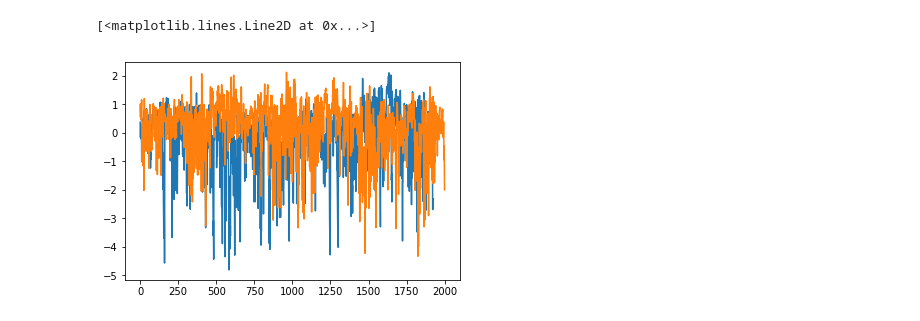
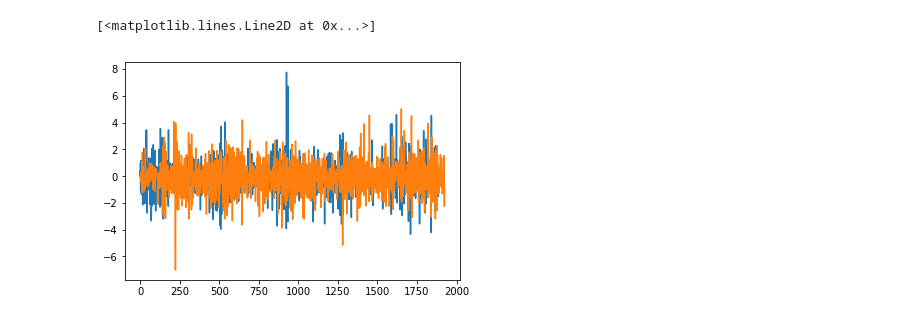
Before and after one commit to linytsysu/zhengqi, a Jupyter notebook: src/trial.ipynb, the cells around one changed output. Saved outputs shown, nothing was run; the diff lists cells and outputs as text; code cells hidden in the pictures.

```diff
--- a/src/trial.ipynb
+++ b/src/trial.ipynb
@@ -35,8 +35,8 @@ Name: feature, dtype: object
 X_train = pd.DataFrame(X_train.iloc[1000:].values, columns=X_train.columns)
 y_train = pd.Series(y_train.values[1000:])
 # %%
-plt.plot(X_test['V0'].values)
-plt.plot(X_train['V0'].values[2000])
+plt.plot(X_train_['CHANGES_V20'].values)
+plt.plot(X_test_['CHANGES_V20'].values)
 # %% [output]
 [<matplotlib.lines.Line2D at 0x...>]
-[figure, old version]
+[figure, new version]
```
Also changed, not shown: parts of 4 cells of this notebook, 1 other file.
